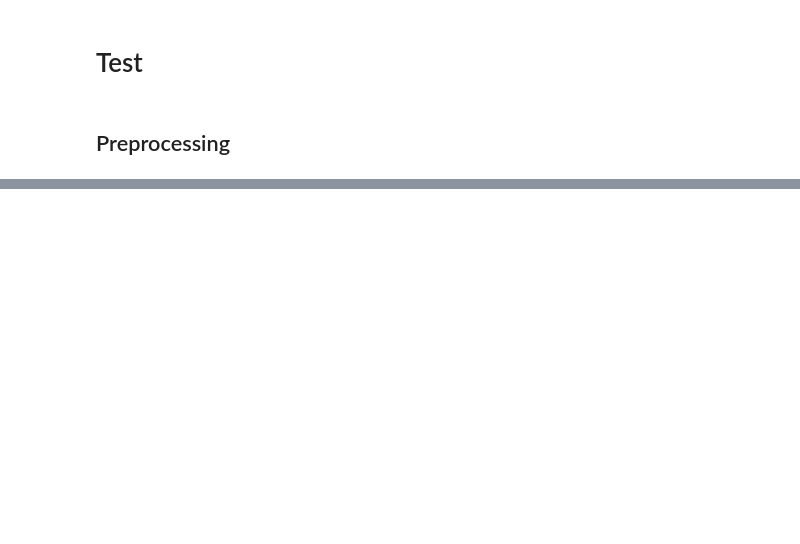
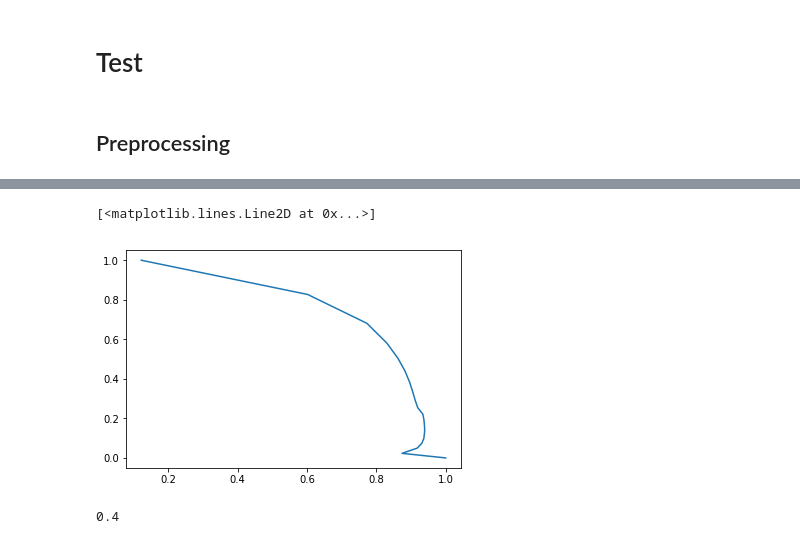
Before and after one commit to Twofyw/building-detection-challenge, a Jupyter notebook: test-shanghai.ipynb, the cells around one changed output, grey strips where cells are left out. Drawn from its saved outputs; the diff is of its cells as text; code cells hidden in the pictures; blank space fills up the shorter version.

```diff
--- a/test-shanghai.ipynb
+++ b/test-shanghai.ipynb
@@ -104,0 +189,6 @@ crfed = dense_crf((x_big[idx] * 255).astype('uint8'), (preds_big[idx]),
+# %%
+%%time
+threshs = np.linspace(0, 1, 20)
+# preds_big, y_big = T(preds_big).float(), T(y_big).float()
+with ThreadPoolExecutor(max_workers=8) as e:
+    gen = list(e.map(partial(pr_np, preds_big, y_big), threshs))
@@ -104,0 +200,5 @@ crfed = dense_crf((x_big[idx] * 255).astype('uint8'), (preds_big[idx]),
+# %%
+plt.plot(*zip(*gen))
+# %% [output]
+[<matplotlib.lines.Line2D at 0x...>]
+[figure, added]
@@ -104,0 +207,4 @@ crfed = dense_crf((x_big[idx] * 255).astype('uint8'), (preds_big[idx]),
+# %%
+np.argmin(np.abs(distance)) / 20
+# %% [output]
+0.4
```
Also changed, not shown: parts of 41 cells of this notebook, 18 other files.
